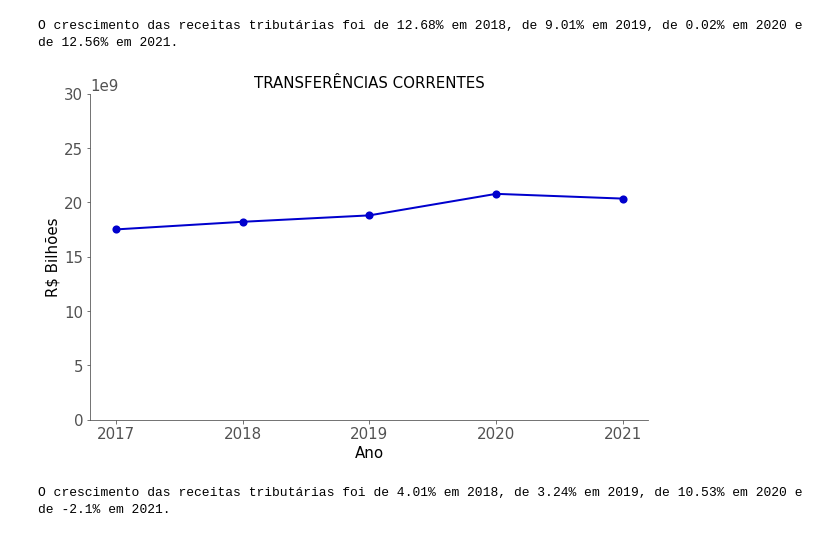
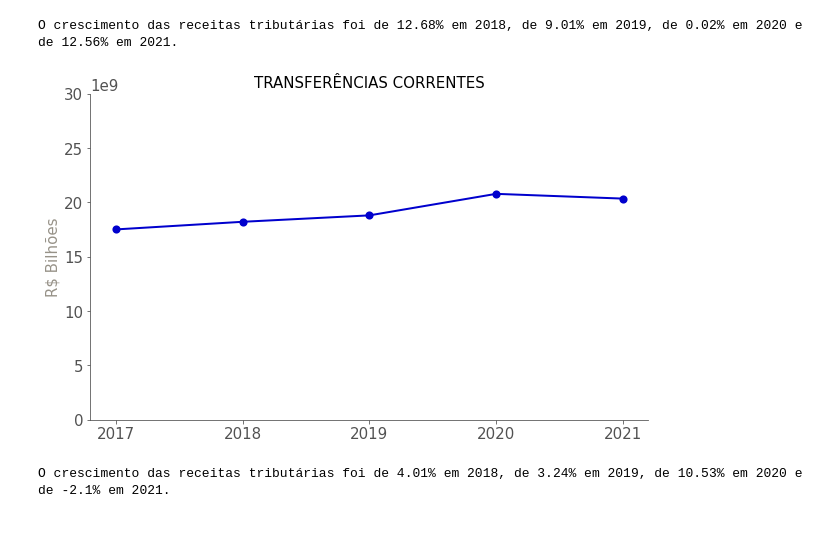
Before and after one commit to carolfazani/orcamento_sp, a Jupyter notebook: Preparando_os_dados.ipynb, the cells around one changed output. Cells and saved outputs as stored; diff of their text form; code cells hidden in the pictures.

```diff
--- a/Preparando_os_dados.ipynb
+++ b/Preparando_os_dados.ipynb
@@ -31,8 +31,7 @@ shape: (31, 4)
 # %%
 
 for year in years:
-  df[year].columns = ['Previsão_Inicial', 'Previsão_Atualizada',
-       'Receitas_Realizadas', 'Saldo']
+  df[year].columns = ['Previsão_Inicial', 'Previsão_Atualizada','Receitas_Realizadas', 'Saldo']
 # %% [markdown]
 2.3 Inserindo uma nova coluna
 # %%
@@ -762,36 +756,36 @@ plt.figure(figsize=(10,6))
 plt.title('TRANSFERÊNCIAS CORRENTES')
 '''
 Plotando o gráfico escolhendo o estilo de linha com linestyle e a expessura da mesma com linewidth
 '''
 plt.plot(querycorrente['TRANSFERÊNCIAS CORRENTES'], linestyle= '-', linewidth = 2, color = "mediumblue")
 '''
 Escolhendo o valor inicial e final do eixo y
 '''
 plt.ylim(0e9, 30e9)
 
 #plt.grid()
 
 '''
 Colocando pontos e legendas nos valores
 '''
 plt.scatter(querycorrente['TRANSFERÊNCIAS CORRENTES'].index, querycorrente['TRANSFERÊNCIAS CORRENTES'], label = "Receitas Tributárias", color = "mediumblue", marker = ".", s =
 150, linewidths=2)
 
 
 '''
 Rotulando os eixos y e x
 '''
-plt.ylabel('R$ Bilhões')
-plt.xlabel('Ano')
+plt.ylabel('R$ Bilhões',  color='#979288')
+#plt.xlabel('Ano')
 
 '''
 Colocando os valores na notação cientifica de 10^9
 '''
 plt.ticklabel_format(style='sci',axis='y',scilimits=(9,9))
 
 plt.savefig('grafico7.png', transparent = True)
 # %% [output]
-[figure, old version]
+[figure, new version]
 # %%
 querycorrente['TRANSFERÊNCIAS CORRENTES']
 tc_cresc_2018 = (querycorrente['TRANSFERÊNCIAS CORRENTES'][1]- querycorrente['TRANSFERÊNCIAS CORRENTES'][0])/querycorrente['TRANSFERÊNCIAS CORRENTES'][0]*100
```
Also changed, not shown: parts of 11 cells of this notebook.
